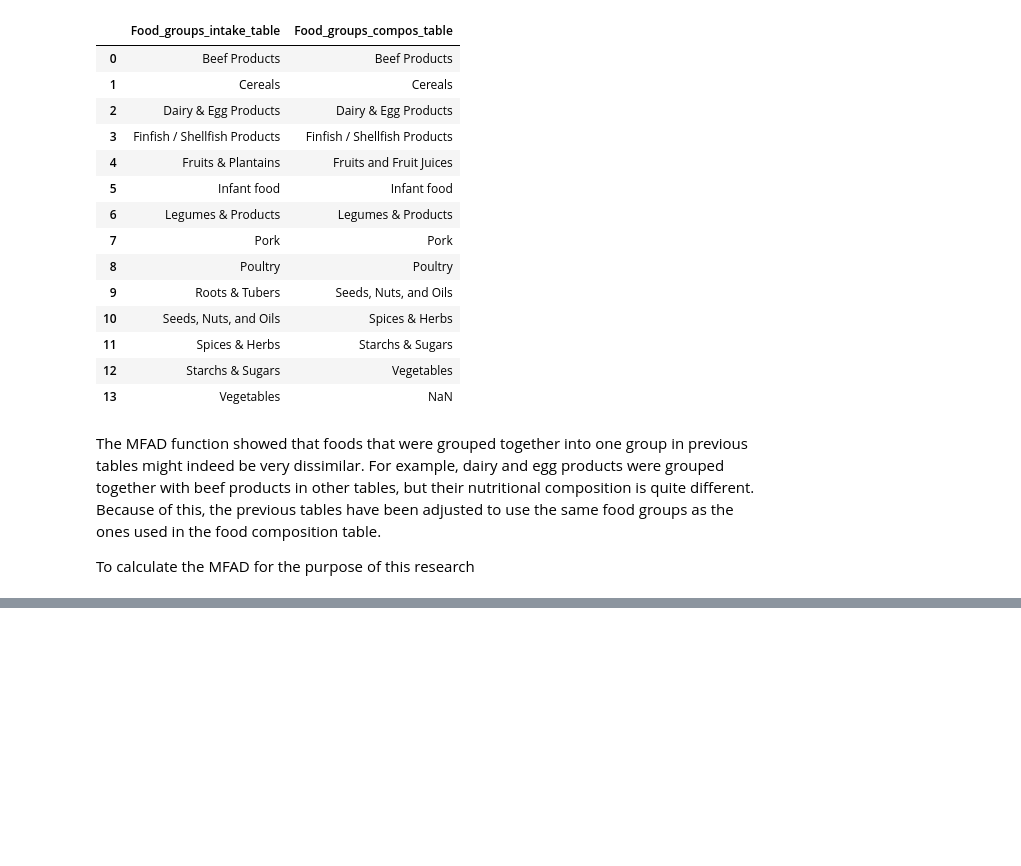
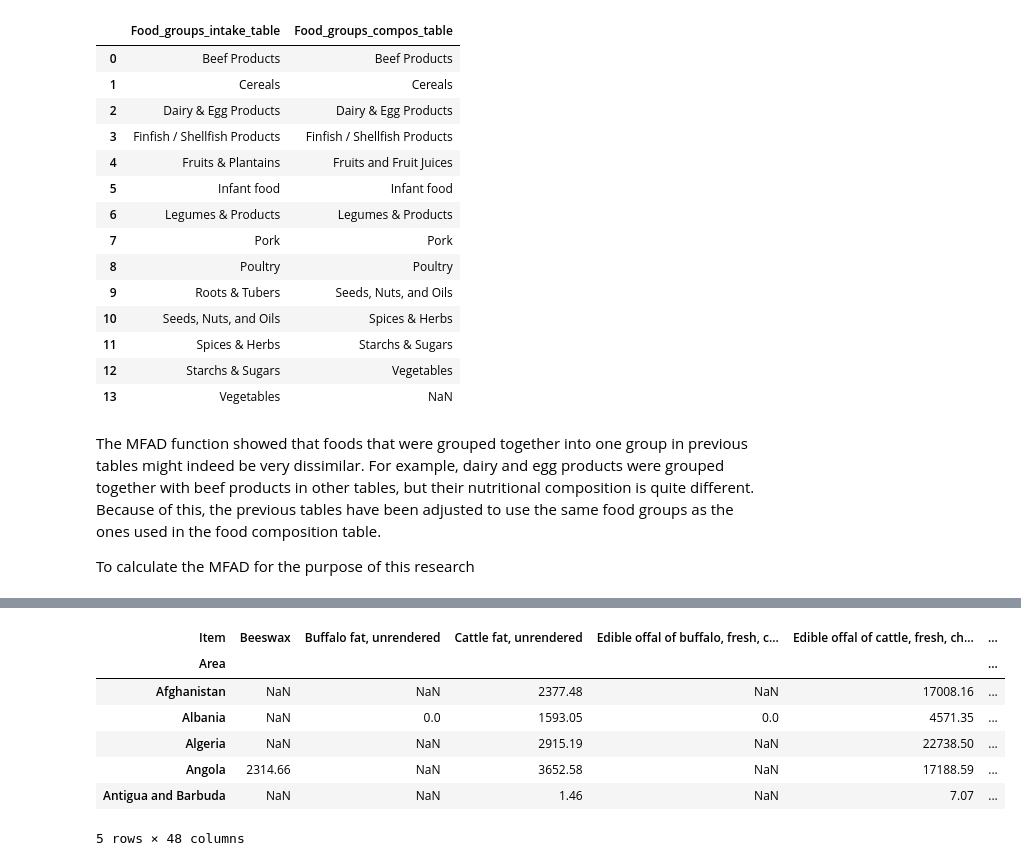
Before and after one commit to DavidMbelwa/thesis, a Jupyter notebook: Materials_and_methods.ipynb, the cells around one changed output, grey strips where cells are left out. Drawn from its saved outputs; the diff is of its cells as text; code cells hidden in the pictures; blank space fills up the shorter version.

```diff
--- a/Materials_and_methods.ipynb
+++ b/Materials_and_methods.ipynb
@@ -1911,0 +2232,6 @@ Test
+# %%
+# Selecting only the columns that are wanted
+
+raw_animal_filtered = raw_animal.iloc[:, [3, 7, 11]]
+
+raw_animal_filtered.head()
@@ -1911,0 +2245,15 @@ Test
+# %%
+# Transposing the data
+
+raw_animal_refined = raw_animal_filtered.pivot_table(index="Area", columns="Item", values="Value")
+
+raw_animal_refined.head()
+# %% [output]
+| Item | Beeswax | Buffalo fat, unrendered | Cattle fat, unrendered | Edible offal of buffalo, fresh, c... | Edible offal of cattle, fresh, ch... | ... |
+| Area |  |  |  |  |  | ... |
+| Afghanistan | NaN | NaN | 2377.48 | NaN | 17008.16 | ... |
+| Albania | NaN | 0.0 | 1593.05 | 0.0 | 4571.35 | ... |
+| Algeria | NaN | NaN | 2915.19 | NaN | 22738.50 | ... |
+| Angola | 2314.66 | NaN | 3652.58 | NaN | 17188.59 | ... |
+| Antigua and Barbuda | NaN | NaN | 1.46 | NaN | 7.07 | ... |
+5 rows × 48 columns
```
Also changed, not shown: parts of 43 cells of this notebook, 14 other files.
